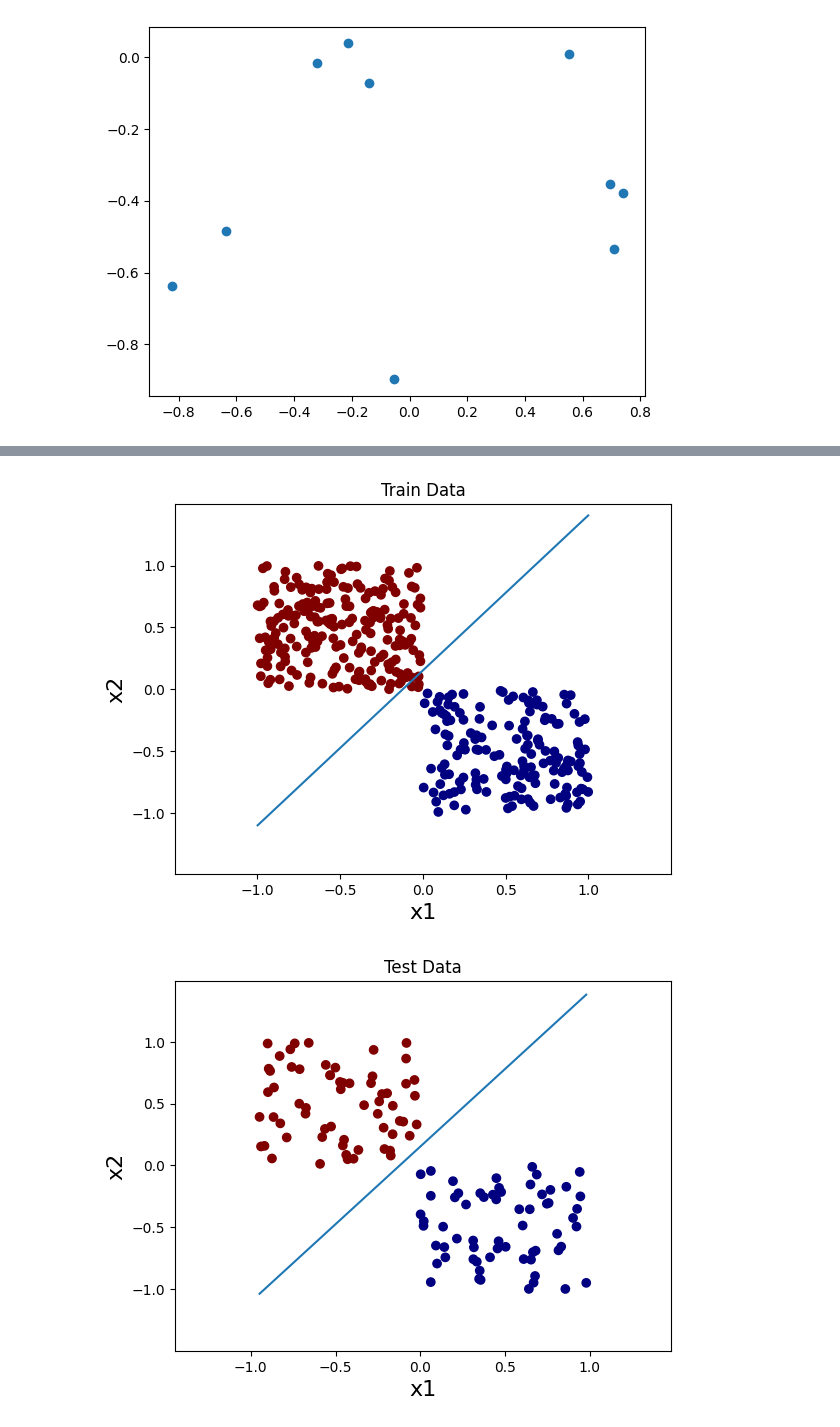
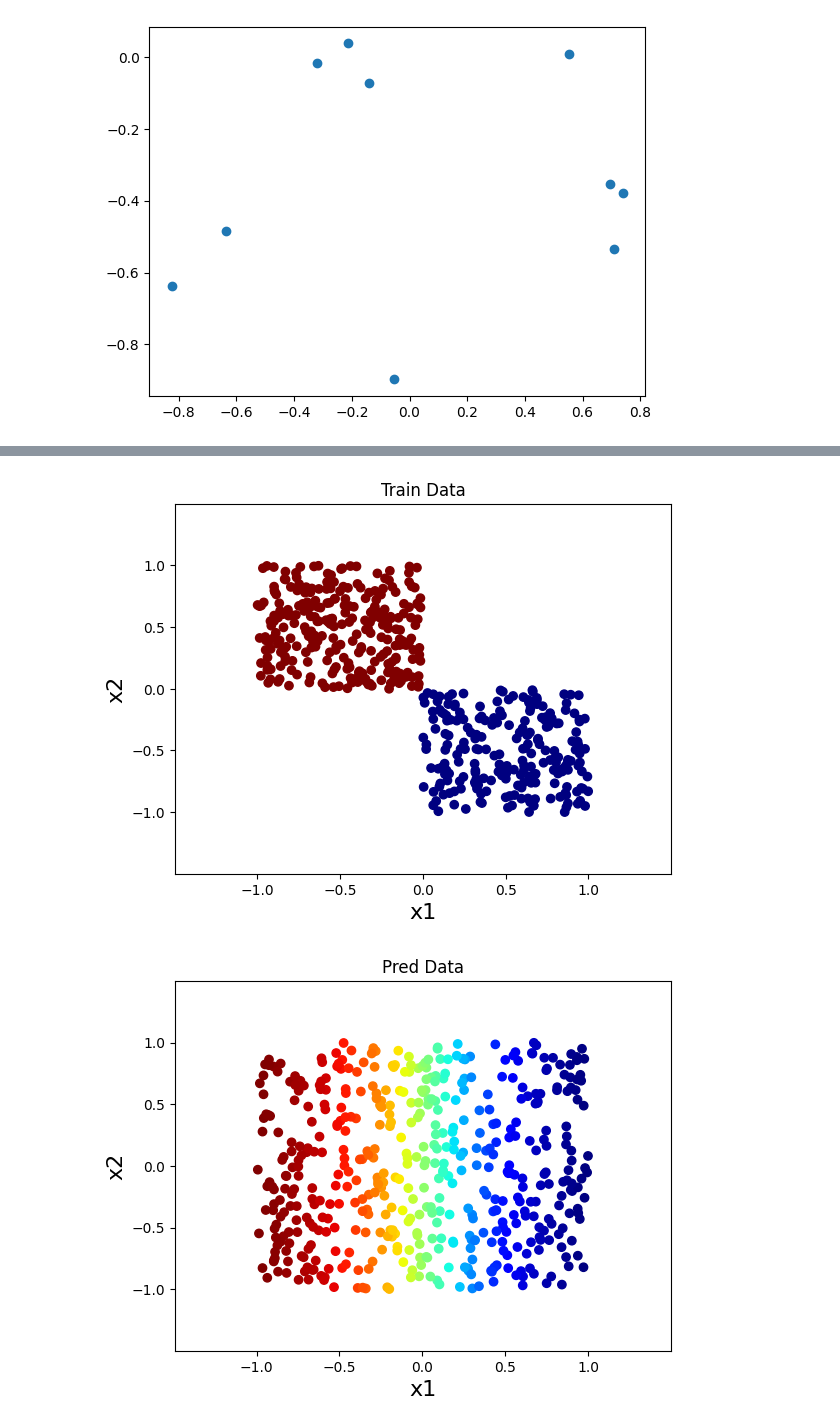
Before and after one commit to tboulet/Hackaton42, a Jupyter notebook: timothe/exo0.ipynb, the cells around one changed output, grey strips where cells are left out. Drawn from its saved outputs; the diff is of its cells as text; code cells hidden in the pictures.

```diff
--- a/timothe/exo0.ipynb
+++ b/timothe/exo0.ipynb
@@ -39,11 +40,12 @@ tensor([0.7159, 0.2878])
 [figure]
 # %%
 # Window function
-def window_function0(X):
+def window_function0(X : torch.Tensor):
     """From a dataset, return the uncorellated modified dataset"""
-    return X[:, :]     # only takes first component
+    return X[:, 0].view(X.shape[0], 1)    # only takes first component
 
 # Get uncorrelated data
 uX_labeled = window_function0(X_labeled)
 uX_unlabeled = window_function0(X_unlabeled)
 uX_val = window_function0(X_val)
+print(uX_val.shape, uX_labeled.shape, uX_unlabeled.shape)
@@ -51,7 +55,7 @@ uX_val = window_function0(X_val)
 # Torch regression model
 import torch
 
-inputDim = 2        # takes variable 'x'
+inputDim = 1       # takes variable 'x'
 outputDim = 1       # takes variable 'y'
 learningRate = 0.01
 epochs = 10000
@@ -141,28 +148,32 @@ Train -  Loss: 0.02415665239095688. Accuracy: 99.73333333333333
 # %%
 def model_plot(model,X,y,title):
     parm = {}
     b = []
     for name, param in model.named_parameters():
         parm[name]=param.detach().numpy()
 
     w = parm['linear.weight'][0]
     b = parm['linear.bias'][0]
     plt.scatter(X[:, 0], X[:, 1], c=y,cmap='jet')
     u = np.linspace(X[:, 0].min(), X[:, 0].max(), 2)
-    plt.plot(u, (0.5-b-w[0]*u)/w[1])
     plt.xlim(X[:, 0].min()-0.5, X[:, 0].max()+0.5)
     plt.ylim(X[:, 1].min()-0.5, X[:, 1].max()+0.5)
     plt.xlabel('x1',fontsize=16) # Normally you can just add the argument fontweight='bold' but it does not work with latex
     plt.ylabel('x2',fontsize=16)
     plt.title(title)
     plt.show()
 
 
 # Train Data
-model_plot(model,X_train,y_train,'Train Data')
+model_plot(model,X_labeled,y_labeled,'Train Data')
 
 # Test Dataset Results
-model_plot(model,X_test,y_test,'Test Data')
+with torch.no_grad():
+    y_pred = model(uX_val)
+model_plot(model,X_val,y_pred,'Pred Data')
+
+y_pred = y_pred.round().int()
+model_plot(model,X_val,y_pred,'Pred Data Rounded')
 # %% [output]
-[figure, old version]
+[figure, new version]
-[figure, old version]
+[figure, new version]
```
Also changed, not shown: parts of 5 cells of this notebook, 1 other file.
